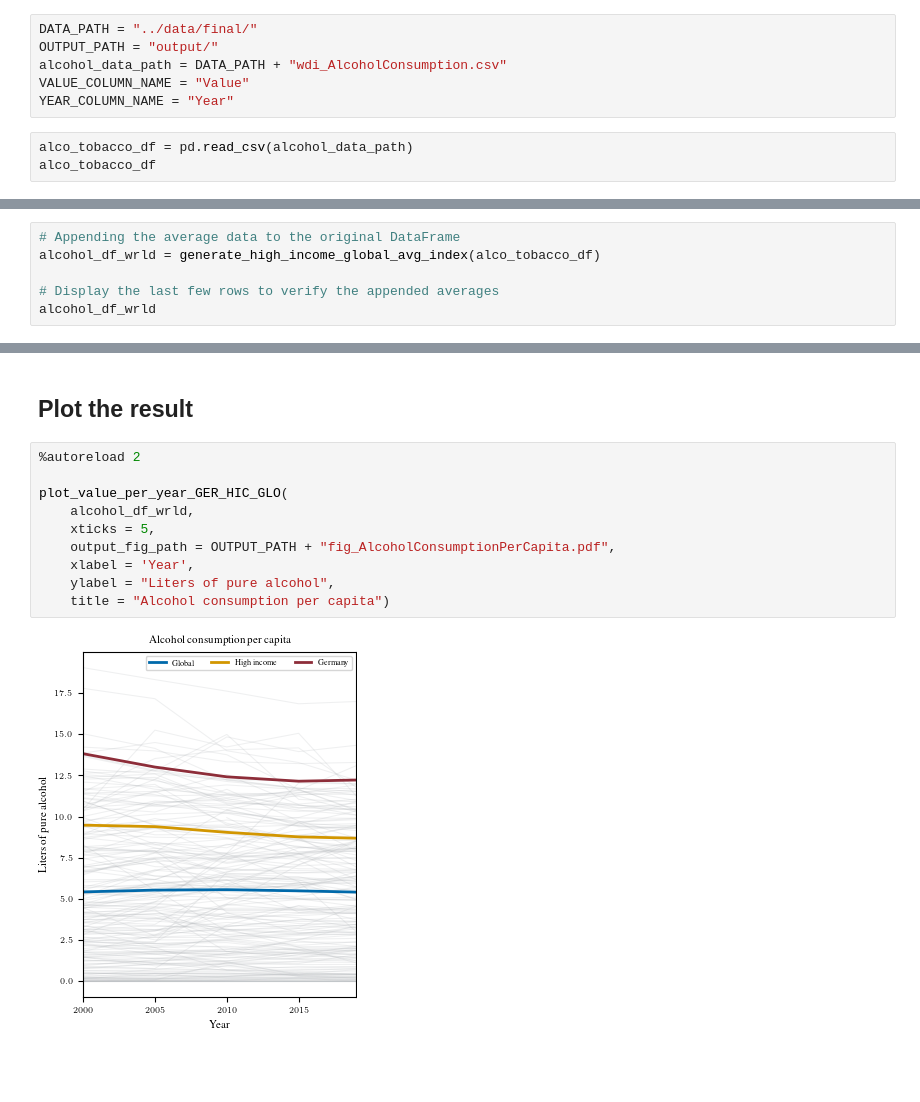
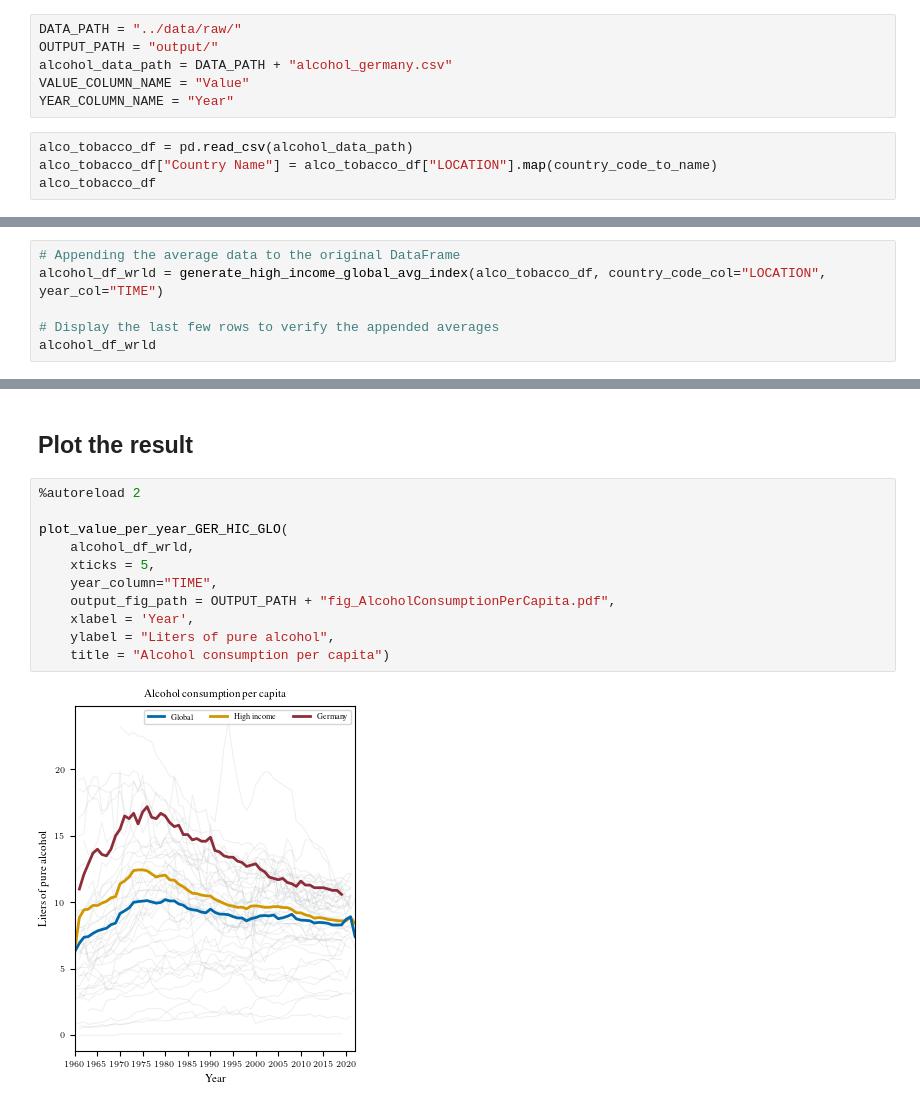
Before and after one commit to sykoravojtech/IHD_germany_2024, a Jupyter notebook: exp/exp_VS_001_AlcoholConsumptionPerCapita.ipynb, the cells around one changed output, grey strips where cells are left out. Drawn from its saved outputs; the diff is of its cells as text; blank space fills up the shorter version.

```diff
--- a/exp/exp_VS_001_AlcoholConsumptionPerCapita.ipynb
+++ b/exp/exp_VS_001_AlcoholConsumptionPerCapita.ipynb
@@ -15,12 +20,13 @@ from src.plotting import plot_value_per_year_GER_HIC_GLO
 # %% [markdown]
 ## Load data
 # %%
-DATA_PATH = "../data/final/"
+DATA_PATH = "../data/raw/"
 OUTPUT_PATH = "output/"
-alcohol_data_path = DATA_PATH + "wdi_AlcoholConsumption.csv"
+alcohol_data_path = DATA_PATH + "alcohol_germany.csv"
 VALUE_COLUMN_NAME = "Value"
 YEAR_COLUMN_NAME = "Year"
 # %%
 alco_tobacco_df = pd.read_csv(alcohol_data_path)
+alco_tobacco_df["Country Name"] = alco_tobacco_df["LOCATION"].map(country_code_to_name)
 alco_tobacco_df
 # %% [output]
@@ -41,7 +47,7 @@ alco_tobacco_df
 ## Add 'Global' average and 'High-income countries' average
 # %%
 # Appending the average data to the original DataFrame
-alcohol_df_wrld = generate_high_income_global_avg_index(alco_tobacco_df)
+alcohol_df_wrld = generate_high_income_global_avg_index(alco_tobacco_df, country_code_col="LOCATION", year_col="TIME")
 
 # Display the last few rows to verify the appended averages
 alcohol_df_wrld
@@ -64,12 +70,13 @@ alcohol_df_wrld
 # %%
 %autoreload 2
 
 plot_value_per_year_GER_HIC_GLO(
     alcohol_df_wrld,
     xticks = 5,
+    year_column="TIME",
     output_fig_path = OUTPUT_PATH + "fig_AlcoholConsumptionPerCapita.pdf",
     xlabel = 'Year',
     ylabel = "Liters of pure alcohol",
     title = "Alcohol consumption per capita")
 # %% [output]
-[figure, old version]
+[figure, new version]
```
Also changed, not shown: parts of 3 cells of this notebook, 10 other files.
